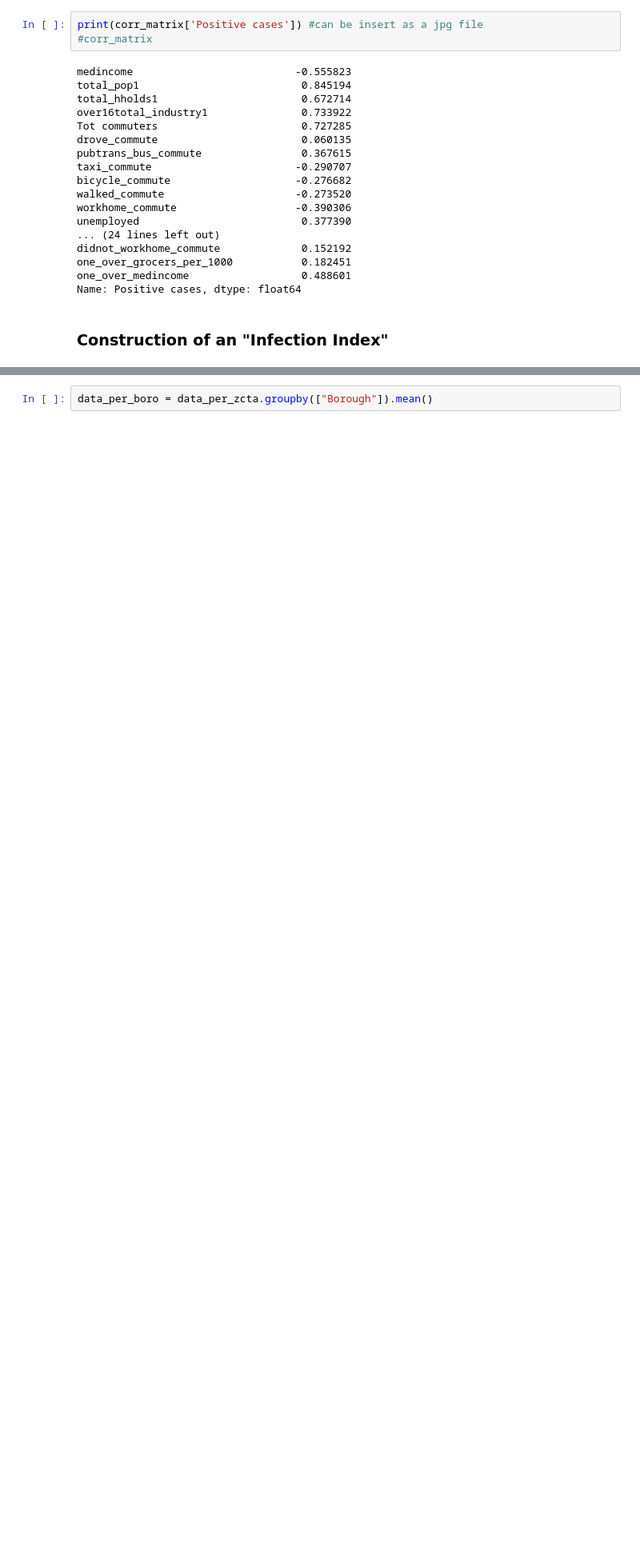
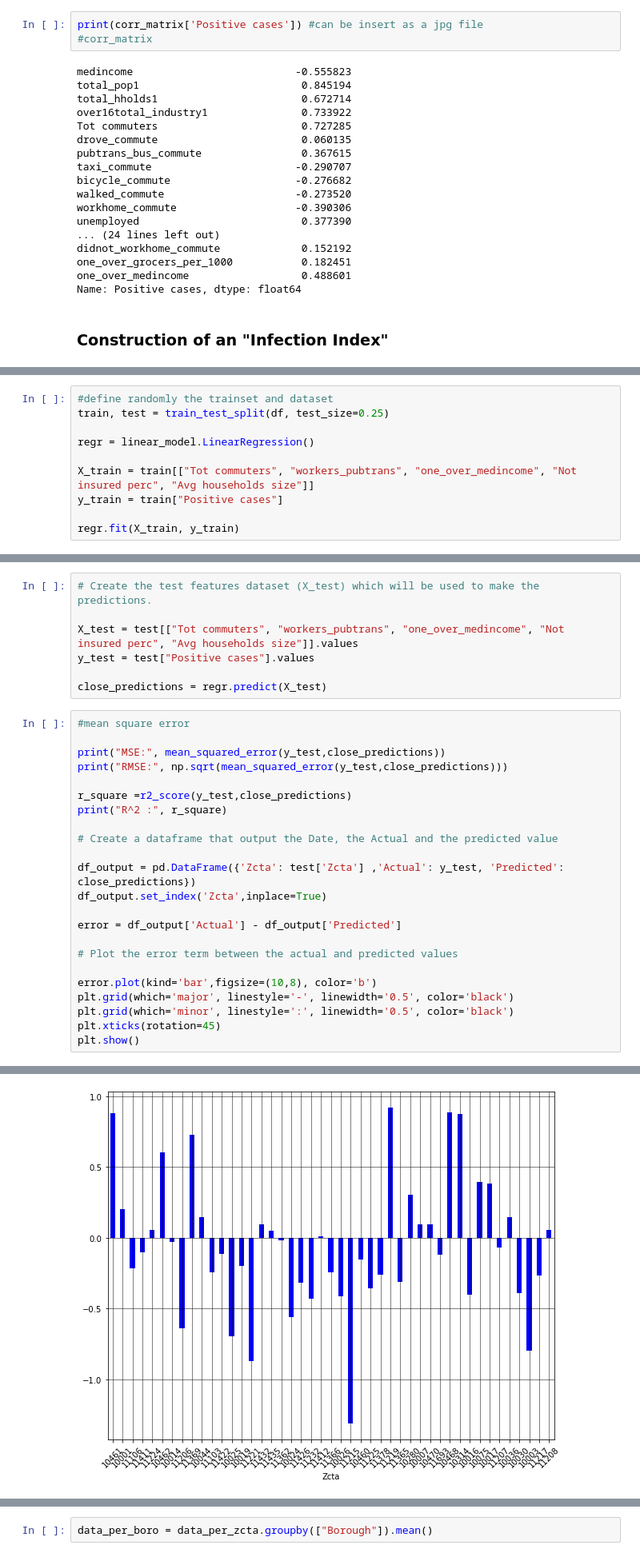
Before and after one commit to ClaudiaDeceglie/Thesis_NYC_covid19, a Jupyter notebook: Analysis on socio-demographic data from NYC gov, Census Bureau, NYC Health.ipynb, the cells around one changed output, grey strips where cells are left out. Shown: that part at 80% size. Cells and saved outputs as stored; diff of their text form; blank space fills up the shorter version.

```diff
--- a/Analysis on socio-demographic data from NYC gov, Census Bureau, NYC Health.ipynb
+++ b/Analysis on socio-demographic data from NYC gov, Census Bureau, NYC Health.ipynb
@@ -103,0 +160,10 @@ The choice of variables that most reppresent an indicator of social disadvantage
+# %%
+#define randomly the trainset and dataset
+train, test = train_test_split(df, test_size=0.25)
+
+regr = linear_model.LinearRegression()
+
+X_train = train[["Tot commuters", "workers_pubtrans", "one_over_medincome", "Not insured perc", "Avg households size"]]
+y_train = train["Positive cases"]
+
+regr.fit(X_train, y_train)
@@ -103,0 +172,31 @@ The choice of variables that most reppresent an indicator of social disadvantage
+# %%
+# Create the test features dataset (X_test) which will be used to make the predictions.
+
+X_test = test[["Tot commuters", "workers_pubtrans", "one_over_medincome", "Not insured perc", "Avg households size"]].values
+y_test = test["Positive cases"].values
+
+close_predictions = regr.predict(X_test)
+# %%
+#mean square error
+
+print("MSE:", mean_squared_error(y_test,close_predictions))
+print("RMSE:", np.sqrt(mean_squared_error(y_test,close_predictions)))
+
+r_square =r2_score(y_test,close_predictions)
+print("R^2 :", r_square)
+
+# Create a dataframe that output the Date, the Actual and the predicted value
+
+df_output = pd.DataFrame({'Zcta': test['Zcta'] ,'Actual': y_test, 'Predicted': close_predictions})
+df_output.set_index('Zcta',inplace=True)
+
+error = df_output['Actual'] - df_output['Predicted']
+
+# Plot the error term between the actual and predicted values
+
+error.plot(kind='bar',figsize=(10,8), color='b')
+plt.grid(which='major', linestyle='-', linewidth='0.5', color='black')
+plt.grid(which='minor', linestyle=':', linewidth='0.5', color='black')
+plt.xticks(rotation=45)
+plt.show()
+# %% [output]
@@ -103,0 +206 @@ The choice of variables that most reppresent an indicator of social disadvantage
+[figure, added]
```
Also changed, not shown: parts of 17 cells of this notebook.
